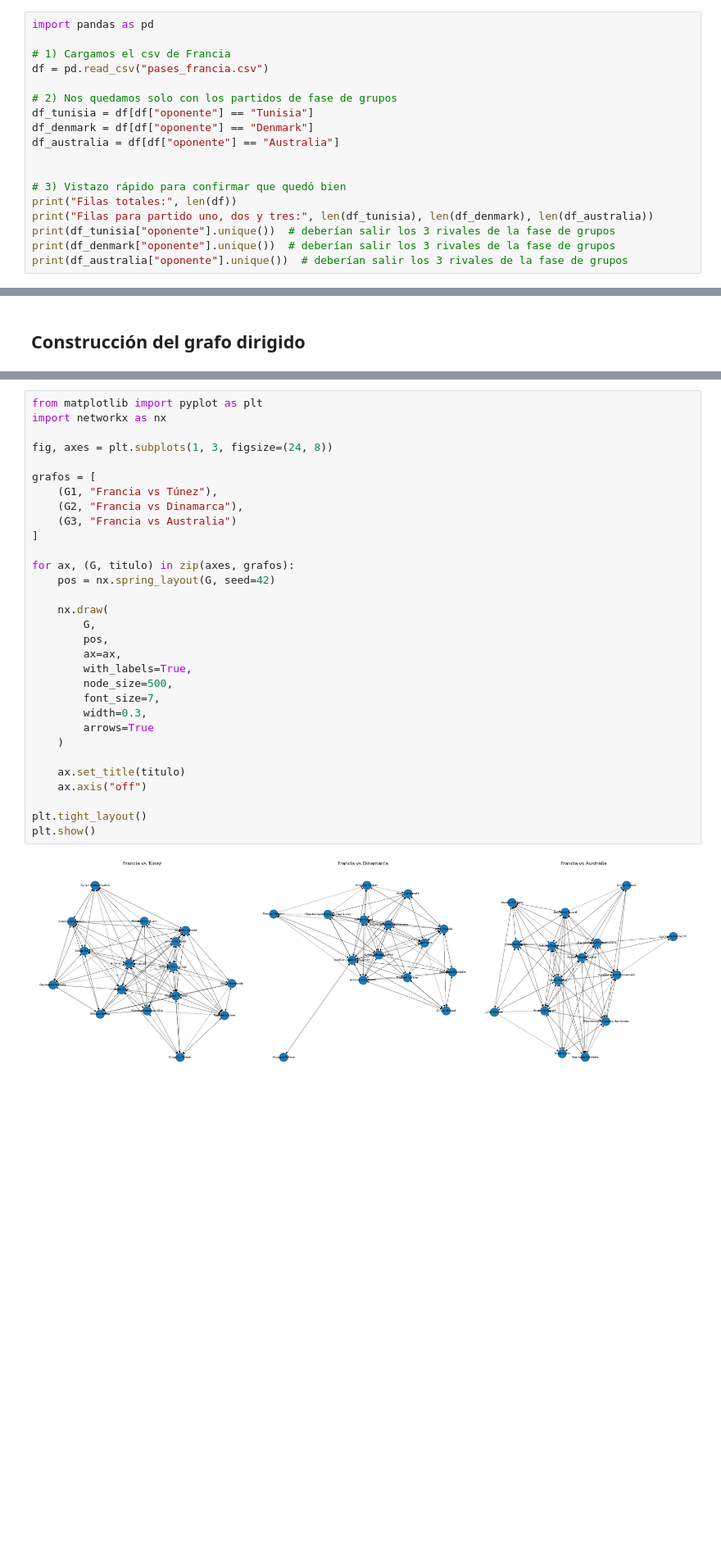
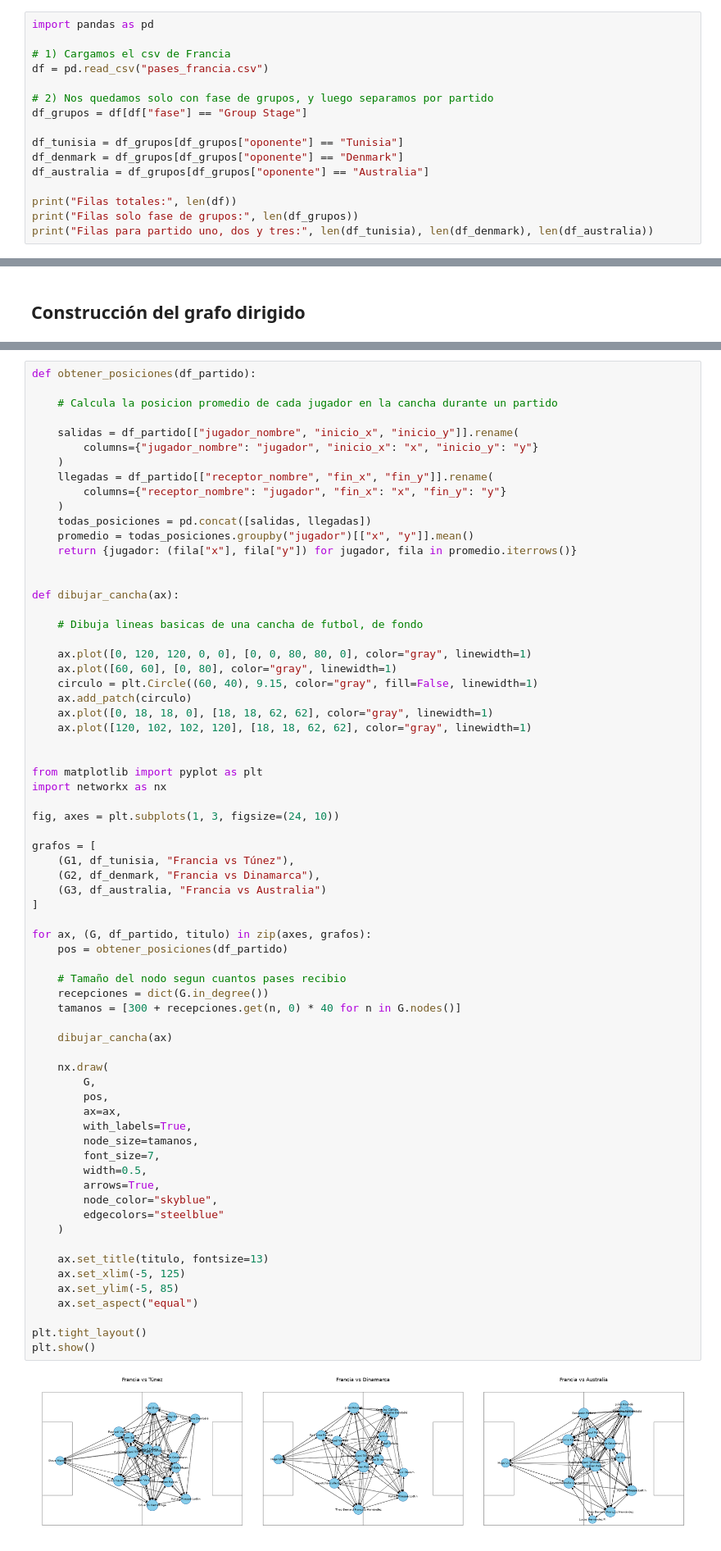
Before and after one commit to Diego-Escobedo123/Grafos-Francia, a Jupyter notebook: red_pases_francia.ipynb, the cells around one changed output, grey strips where cells are left out. Shown at 82% size. Saved outputs shown, nothing was run; the diff lists cells and outputs as text; blank space fills up the shorter version.

Commit message:
Coordinates for graph layout

```diff
--- a/red_pases_francia.ipynb
+++ b/red_pases_francia.ipynb
@@ -11,17 +11,15 @@ import pandas as pd
 # 1) Cargamos el csv de Francia
 df = pd.read_csv("pases_francia.csv")
 
-# 2) Nos quedamos solo con los partidos de fase de grupos
-df_tunisia = df[df["oponente"] == "Tunisia"]
-df_denmark = df[df["oponente"] == "Denmark"]
-df_australia = df[df["oponente"] == "Australia"]
+# 2) Nos quedamos solo con fase de grupos, y luego separamos por partido
+df_grupos = df[df["fase"] == "Group Stage"]
 
+df_tunisia = df_grupos[df_grupos["oponente"] == "Tunisia"]
+df_denmark = df_grupos[df_grupos["oponente"] == "Denmark"]
+df_australia = df_grupos[df_grupos["oponente"] == "Australia"]
 
-# 3) Vistazo rápido para confirmar que quedó bien
 print("Filas totales:", len(df))
+print("Filas solo fase de grupos:", len(df_grupos))
 print("Filas para partido uno, dos y tres:", len(df_tunisia), len(df_denmark), len(df_australia))
-print(df_tunisia["oponente"].unique())  # deberían salir los 3 rivales de la fase de grupos
-print(df_denmark["oponente"].unique())  # deberían salir los 3 rivales de la fase de grupos
-print(df_australia["oponente"].unique())  # deberían salir los 3 rivales de la fase de grupos
 # %% [output]
 Filas totales: 3926
@@ -122,35 +112,72 @@ Ejemplo de conexiones:
   Aurélien Djani Tchouaméni -> Adrien Rabiot
 Ejemplo de conexiones:
 # %%
+def obtener_posiciones(df_partido):
+
+    # Calcula la posicion promedio de cada jugador en la cancha durante un partido
+
+    salidas = df_partido[["jugador_nombre", "inicio_x", "inicio_y"]].rename(
+        columns={"jugador_nombre": "jugador", "inicio_x": "x", "inicio_y": "y"}
+    )
+    llegadas = df_partido[["receptor_nombre", "fin_x", "fin_y"]].rename(
+        columns={"receptor_nombre": "jugador", "fin_x": "x", "fin_y": "y"}
+    )
+    todas_posiciones = pd.concat([salidas, llegadas])
+    promedio = todas_posiciones.groupby("jugador")[["x", "y"]].mean()
+    return {jugador: (fila["x"], fila["y"]) for jugador, fila in promedio.iterrows()}
+
+
+def dibujar_cancha(ax):
+
+    # Dibuja lineas basicas de una cancha de futbol, de fondo
+
+    ax.plot([0, 120, 120, 0, 0], [0, 0, 80, 80, 0], color="gray", linewidth=1)
+    ax.plot([60, 60], [0, 80], color="gray", linewidth=1)
+    circulo = plt.Circle((60, 40), 9.15, color="gray", fill=False, linewidth=1)
+    ax.add_patch(circulo)
+    ax.plot([0, 18, 18, 0], [18, 18, 62, 62], color="gray", linewidth=1)
+    ax.plot([120, 102, 102, 120], [18, 18, 62, 62], color="gray", linewidth=1)
+
+
 from matplotlib import pyplot as plt
 import networkx as nx
 
-fig, axes = plt.subplots(1, 3, figsize=(24, 8))
+fig, axes = plt.subplots(1, 3, figsize=(24, 10))
 
 grafos = [
-    (G1, "Francia vs Túnez"),
-    (G2, "Francia vs Dinamarca"),
-    (G3, "Francia vs Australia")
+    (G1, df_tunisia, "Francia vs Túnez"),
+    (G2, df_denmark, "Francia vs Dinamarca"),
+    (G3, df_australia, "Francia vs Australia")
 ]
 
-for ax, (G, titulo) in zip(axes, grafos):
-    pos = nx.spring_layout(G, seed=42)
+for ax, (G, df_partido, titulo) in zip(axes, grafos):
+    pos = obtener_posiciones(df_partido)
+
+    # Tamaño del nodo segun cuantos pases recibio
+    recepciones = dict(G.in_degree())
+    tamanos = [300 + recepciones.get(n, 0) * 40 for n in G.nodes()]
+
+    dibujar_cancha(ax)
 
     nx.draw(
         G,
         pos,
         ax=ax,
         with_labels=True,
-        node_size=500,
+        node_size=tamanos,
         font_size=7,
-        width=0.3,
-        arrows=True
+        width=0.5,
+        arrows=True,
+        node_color="skyblue",
+        edgecolors="steelblue"
     )
 
-    ax.set_title(titulo)
-    ax.axis("off")
+    ax.set_title(titulo, fontsize=13)
+    ax.set_xlim(-5, 125)
+    ax.set_ylim(-5, 85)
+    ax.set_aspect("equal")
 
 plt.tight_layout()
 plt.show()
 # %% [output]
-[figure, old version]
+[figure, new version]
```
Also changed, not shown: parts of 1 cell of this notebook.
